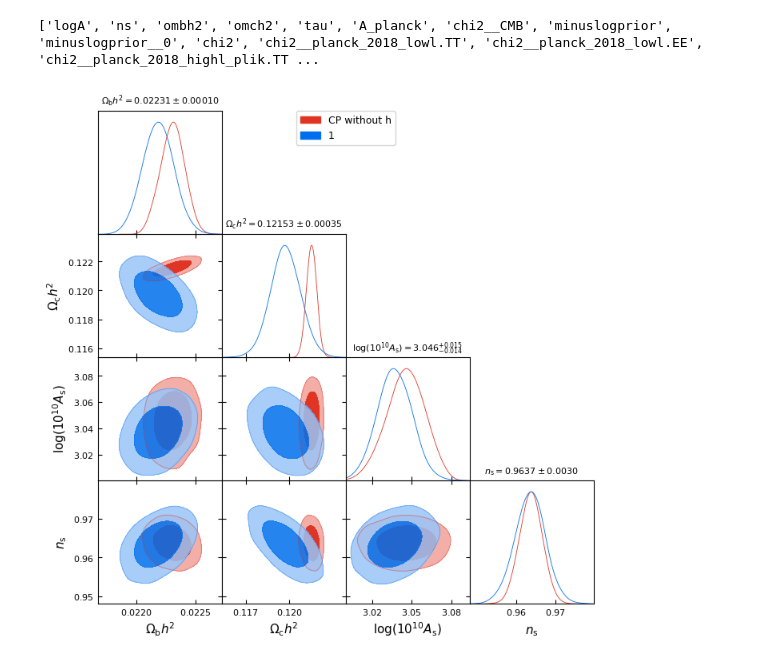
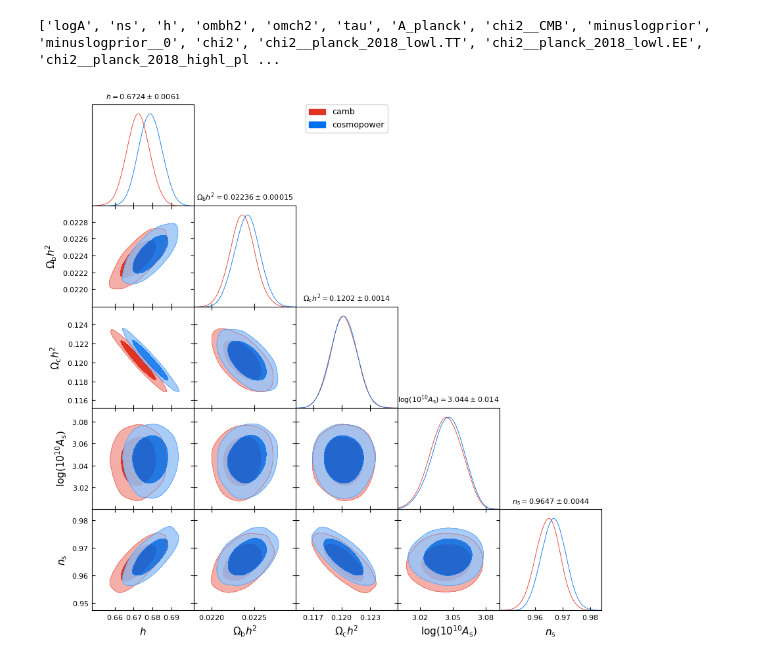
Before and after one commit to fverd/cobaya, a Jupyter notebook: FRA/analyze-chain.ipynb, the cells around one changed output. Cells and saved outputs as stored; diff of their text form; code cells hidden in the pictures.

```diff
--- a/FRA/analyze-chain.ipynb
+++ b/FRA/analyze-chain.ipynb
@@ -1,21 +6,16 @@
 # %%
-from cobaya.yaml import yaml_load_file
-import getdist.plots as gdplt
-info_from_yaml = yaml_load_file("/home/fverdian/cobaya/FRA/naut_planck_cosmopower.yaml")
-from cobaya import load_samples
-cmb0 = load_samples('/home/fverdian/cobaya/'+info_from_yaml["output"], to_getdist=True)
-# print(gd_sample.paramNames)
-%matplotlib inline
-cmb1 = load_samples('/home/fverdian/cobaya/chains/naut_planck_cp/', to_getdist=True)
+
+cmb1 = load_samples('/home/fverdian/cobaya/chains/planck_cosmopower/planck', to_getdist=True)
 print([pn.name for pn in cmb1.paramNames.names])
-cmb1.label='CP without h'
-cmb2 = load_samples('/home/fverdian/cobaya/chains/planck-withcamb/planck', to_getdist=True)
+cmb1.label='cosmopower'
+cmb2 = load_samples('/home/fverdian/cobaya/chains/planck_camb/planck', to_getdist=True)
+cmb2.label='camb'
 # %% [output]
-['logA', 'ns', 'ombh2', 'omch2', 'tau', 'A_planck', 'chi2__CMB', 'minuslogprior', 'minuslogprior__0', 'chi2', 'chi2__planck_2018_lowl.TT', 'chi2__planck_2018_lowl.EE', 'chi2__planck_2018_highl_plik.TT ...
+['logA', 'ns', 'h', 'ombh2', 'omch2', 'tau', 'A_planck', 'chi2__CMB', 'minuslogprior', 'minuslogprior__0', 'chi2', 'chi2__planck_2018_lowl.TT', 'chi2__planck_2018_lowl.EE', 'chi2__planck_2018_highl_pl ...
 # %%
 %matplotlib inline
-pars_toplot = ['ombh2','omch2','logA', 'ns']
+pars_toplot = ['h','ombh2','omch2','logA', 'ns']
 gdplot = gdplt.get_subplot_plotter()
-gdplot.triangle_plot([cmb1, cmb2], pars_toplot, filled=True, title_limit=1)
+gdplot.triangle_plot([cmb2, cmb1], pars_toplot, filled=True, title_limit=1)
 # %% [output]
-[figure, old version]
+[figure, new version]
```
Also changed, not shown: parts of 4 cells of this notebook, 18 other files.
